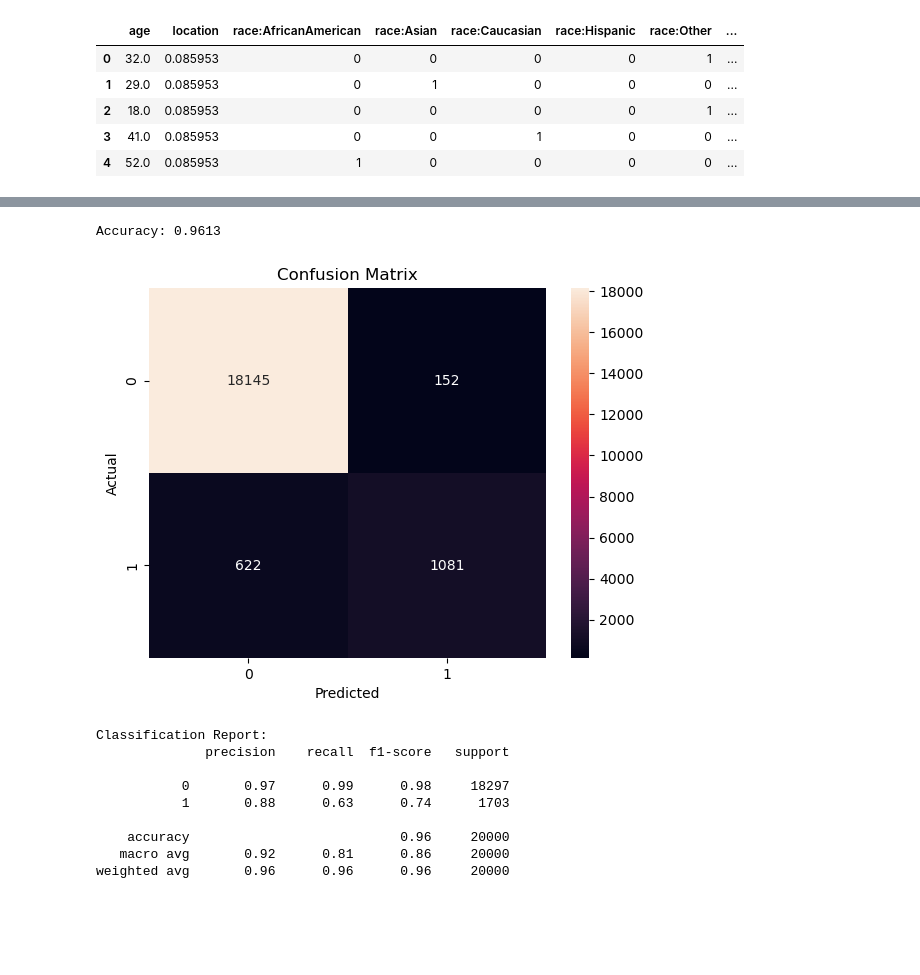
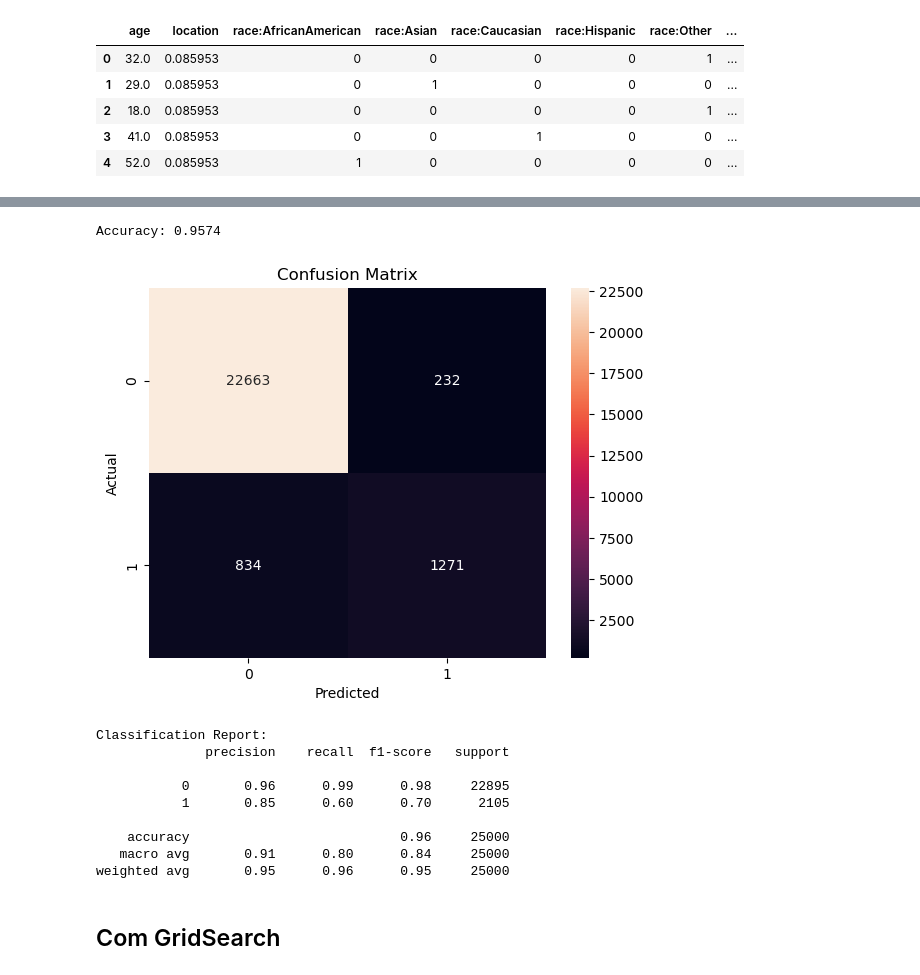
Before and after one commit to MateusVasc/diabetes-prediction, a Jupyter notebook: logistic_regression_pred.ipynb, the cells around one changed output, grey strips where cells are left out. Cells and saved outputs as stored; diff of their text form; code cells hidden in the pictures; blank space fills up the shorter version.

Commit message:
finalizando processamento e modelos

```diff
--- a/logistic_regression_pred.ipynb
+++ b/logistic_regression_pred.ipynb
@@ -32,0 +28,6 @@ Please also refer to the documentation for alternative solver options:
+# %%
+model = Modeling()
+lr = LogisticRegressionModel()
+
+X_train, X_test, y_train, y_test = model.split_data(df, 'diabetes')
+y_pred = lr.predict(X_train, X_test, y_train)
@@ -33,14 +42,18 @@ Please also refer to the documentation for alternative solver options:
 # %%
-model.evaluate_model(y_test, y_pred)
+eval = Evaluation()
+
+eval.evaluate_model(y_test, y_pred)
 # %% [output]
-Accuracy: 0.9613
+Accuracy: 0.9574
-[figure, old version]
+[figure, new version]
 Classification Report:
               precision    recall  f1-score   support
 
-           0       0.97      0.99      0.98     18297
-           1       0.88      0.63      0.74      1703
+           0       0.96      0.99      0.98     22895
+           1       0.85      0.60      0.70      2105
 
-    accuracy                           0.96     20000
-   macro avg       0.92      0.81      0.86     20000
-weighted avg       0.96      0.96      0.96     20000
+    accuracy                           0.96     25000
+   macro avg       0.91      0.80      0.84     25000
+weighted avg       0.95      0.96      0.95     25000
+# %% [markdown]
+## Com GridSearch
```
Also changed, not shown: parts of 9 cells of this notebook, 6 other files.
